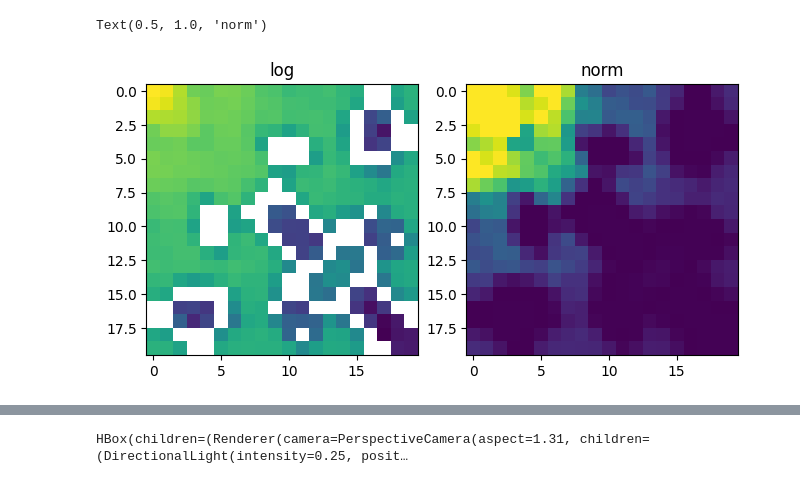
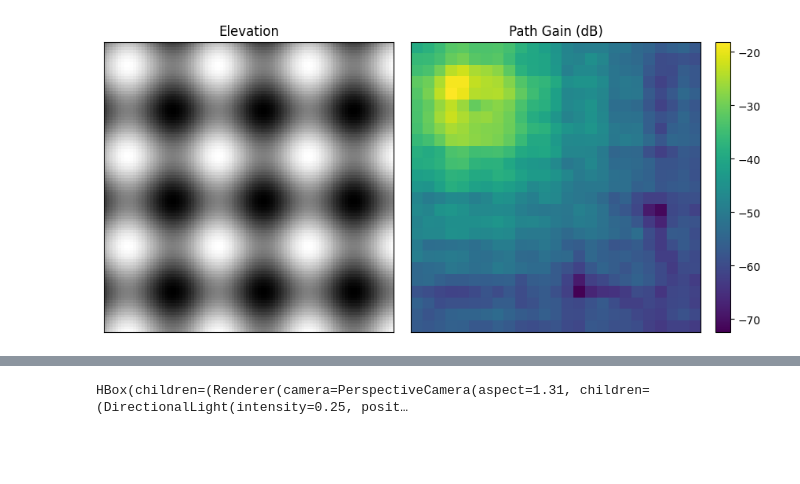
Before and after one commit to Jklein64/sionna-rt, a Jupyter notebook: debug/debug_dem.ipynb, the cells around one changed output, grey strips where cells are left out. Drawn from its saved outputs; the diff is of its cells as text; code cells hidden in the pictures; blank space fills up the shorter version.

```diff
--- a/debug/debug_dem.ipynb
+++ b/debug/debug_dem.ipynb
@@ -17,13 +49,22 @@ def default_array(num_rows: int = 1, num_cols: int = 1,
+# %%
+sim_params = dict(
+    max_depth = 5,
+    los = True,
+    specular_reflection=True,
+    diffuse_reflection=True,
+    refraction=True
+)
 # %%
 N = 100
 vert_x, vert_y = np.meshgrid(
     np.linspace(0, 10, N),
     np.linspace(0, 10, N),
     indexing="xy")
+# elevation = np.zeros_like(vert_x)
+# elevation = np.exp(-((vert_x-5)**2 + (vert_y-5)**2)) / 5
 elevation = (np.sin(2 * vert_x) + np.sin(2 * vert_y)) / 2 / 10
-mesh = rt.utils.geometry.triangulate_elevation(mi.TensorXf(elevation))
+mesh = rt.utils.geometry.triangulate_elevation(mi.TensorXf(elevation), center=[0, 0, 0], size=[1, 1])
 vertices = dr.reshape(mi.Point3f, mesh.vertex_positions_buffer(), (3, -1))
-
 
 # Create scene
 props = mi.Properties()
@@ -49,7 +90,7 @@ mi_mesh = mi.Mesh(name="terrain",
                   props=props)
 mesh_params = mi.traverse(mesh)
 mi_mesh_params = mi.traverse(mi_mesh)
-mi_mesh_params["vertex_positions"] = mesh_params["vertex_positions"]
+mi_mesh_params["vertex_positions"] = dr.ravel(vertices)
 mi_mesh_params["faces"] = mesh_params["faces"]
 mi_mesh_params.update()
 scene = rt.Scene(mi.load_dict({
@@ -60,9 +101,9 @@ scene = rt.Scene(mi.load_dict({
 scene.tx_array = default_array()
 scene.rx_array = default_array(polarization="VH")
 tx = rt.Transmitter(name="tx",
-                 position=mi.Point3f(0, 0, 0.1),
-                 orientation=mi.Point3f(0,0,0),
-                 power_dbm=100)
+                #  position=mi.Point3f(0, 0, 0.1),
+                 position=mi.Point3f(.2, .2, 0.1),
+                 orientation=mi.Point3f(0,0,0))
 tx.display_radius = 0.01
 scene.add(tx)
 # %%
@@ -82,14 +141,21 @@ rm = rm_solver(
 # %%
 from matplotlib.colors import Normalize, LogNorm
 
 fig, axs = plt.subplots(ncols=2, layout="constrained")
-pg = rm.path_gain.numpy().squeeze()
-qmin, qmax = np.quantile(pg, [0.05, 0.95])
-axs[0].imshow(rm.path_gain.numpy().squeeze(), norm="log")
-axs[1].imshow(rm.path_gain.numpy().squeeze(), norm=Normalize(qmin, qmax))
-axs[0].set_title("log")
-axs[1].set_title("norm")
+fig.set_size_inches(8.5, 4)
+axs[0].imshow(rm.elevation, cmap="gray")
+mappable = axs[1].imshow(20 * np.log10(rm.path_gain[0]))
+plt.colorbar(mappable)
+axs[0].set_title("Elevation")
+axs[1].set_title("Path Gain (dB)")
+for ax in axs.flat:
+    ax.set(xticks=[], yticks=[])
+# pg = rm.path_gain.numpy().squeeze()
+# qmin, qmax = np.quantile(pg, [0.05, 0.95])
+# axs[0].imshow(rm.path_gain.numpy().squeeze(), norm="log")
+# axs[1].imshow(rm.path_gain.numpy().squeeze(), norm=Normalize(qmin, qmax))
+# axs[0].set_title("log")
+# axs[1].set_title("norm")
 # axs[1].imshow(elevation.numpy(), cmap="grey")
 # %% [output]
-Text(0.5, 1.0, 'norm')
-[figure, old version]
+[figure, new version]
```
Also changed, not shown: parts of 20 cells of this notebook.
